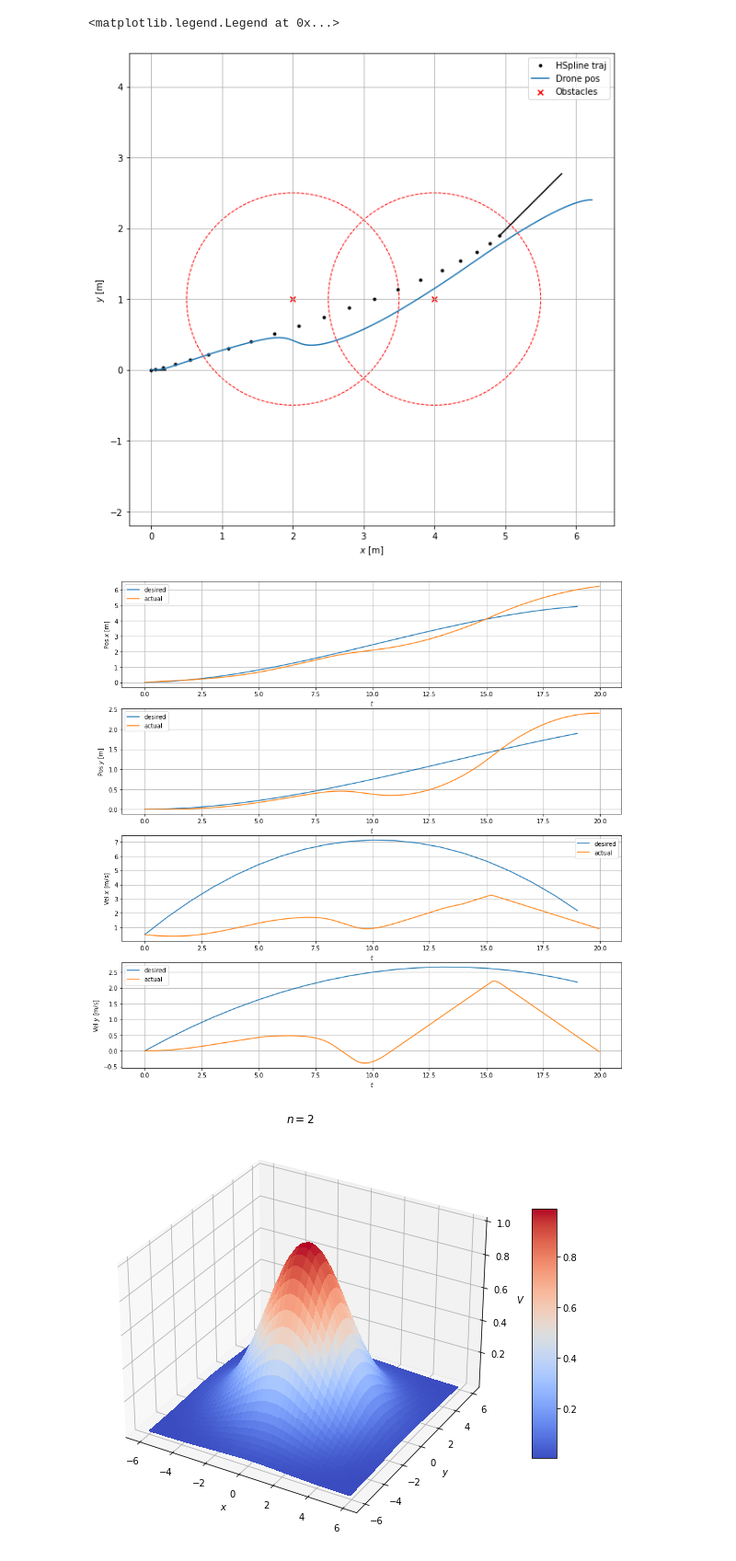
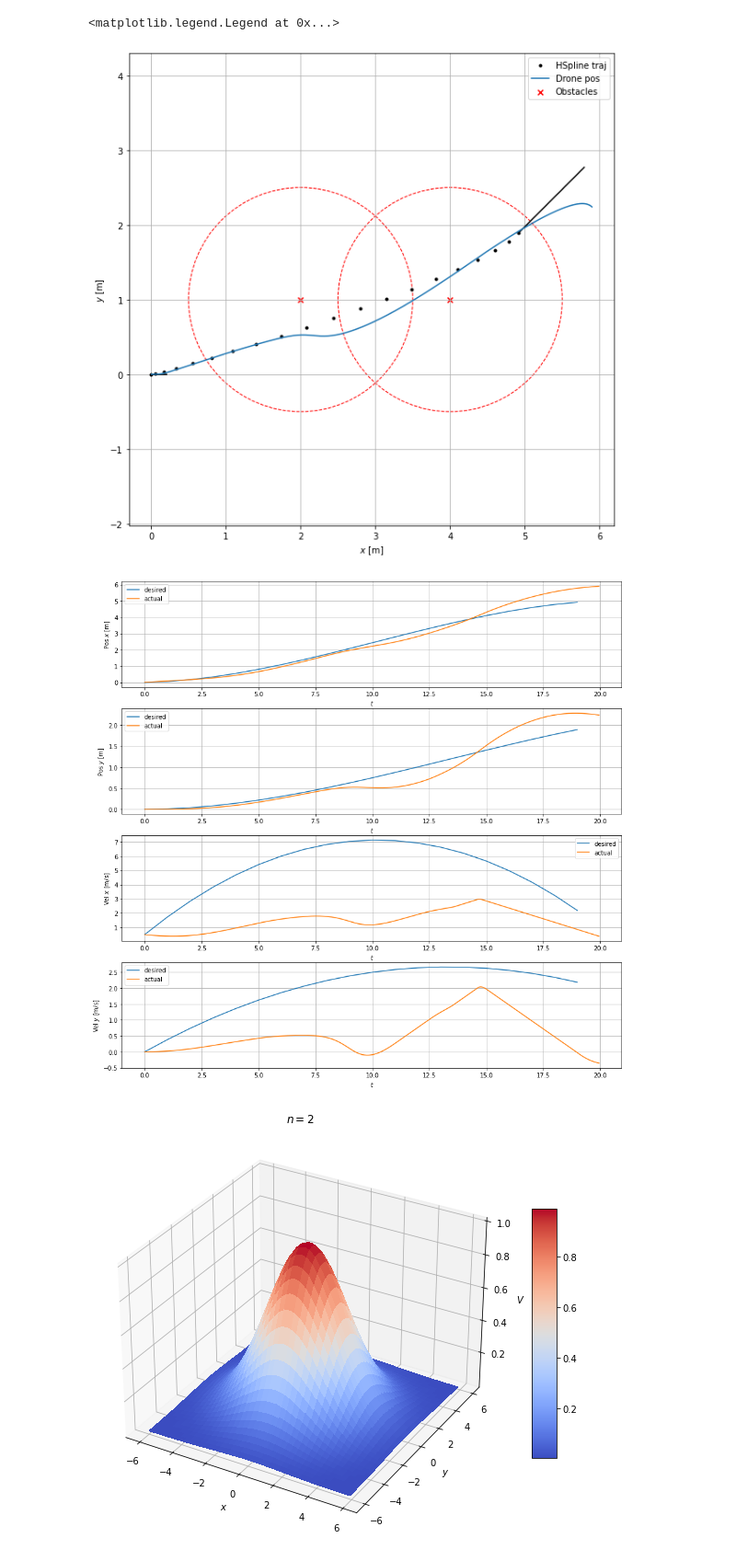
Before and after one commit to 3zuli/drone_trajectory_notebooks, a Jupyter notebook: hermite_new.ipynb, the cells around one changed output. Shown: that part at 92% size. Drawn from its saved outputs; the diff is of its cells as text; code cells hidden in the pictures.

```diff
--- a/hermite_new.ipynb
+++ b/hermite_new.ipynb
@@ -139,7 +139,7 @@ r_obstacle = 1.5 # Obstacle avoidance radius
 
 hs = HermiteSpline(origin, origin_vel, dest, dest_vel, dt)
 drone = Drone(origin, origin_vel, hs, obstacles, duration, dt,
-              setpoint_gain=5.0, velocity_gain=2.0, obstacle_gain=2.0,
+              setpoint_gain=5.0, velocity_gain=2.0, obstacle_gain=1.0,
               max_vel=5.0, max_accel=2.5,
               r_obstacle=r_obstacle)
 drone.simulate()
@@ -180,35 +180,35 @@ plt.xlabel('$t$')
 plt.ylabel('Pos $x$ [m]')
 plt.legend()
 
 plt.subplot(412)
 plt.grid(True)
 plt.plot(hs_t_plot, hs.x[:, 1], label='desired')
 plt.plot(drone.t, drone.x[:, 1], label='actual')
 plt.xlabel('$t$')
 plt.ylabel('Pos $y$ [m]')
 plt.legend()
 
 plt.subplot(413)
 plt.grid(True)
 plt.plot(hs_t_plot, hs.v[:, 0], label='desired')
 plt.plot(drone.t, drone.v[:, 0], label='actual')
 plt.xlabel('$t$')
 plt.ylabel('Vel $x$ [m/s]')
 plt.legend()
 
 plt.subplot(414)
 plt.grid(True)
 plt.plot(hs_t_plot, hs.v[:, 1], label='desired')
 plt.plot(drone.t, drone.v[:, 1], label='actual')
 plt.xlabel('$t$')
 plt.ylabel('Vel $y$ [m/s]')
 plt.legend()
 # %% [output]
 (20,) (20, 2) (20, 2)
 (400,) (400, 2) (400, 2)
 <matplotlib.legend.Legend at 0x...>
-[figure, old version]
+[figure, new version]
-[figure, old version]
+[figure, new version]
 # %%
 # Repulsive potential function from Santos et al. 2017 "A Novel Null-Space-Based UAV Trajectory Tracking Controller With Collision Avoidance"
 # https://ieeexplore.ieee.org/stamp/stamp.jsp?arnumber=8049328
```
Also changed, not shown: 1 other file.
